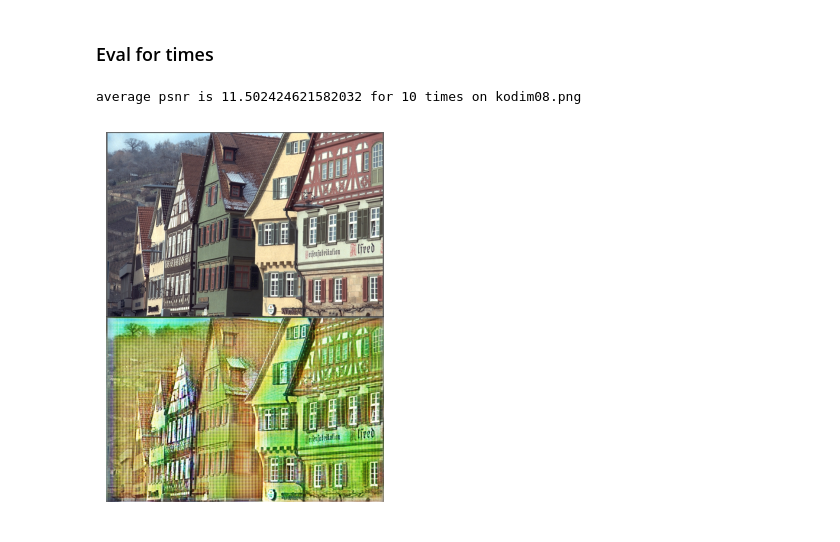
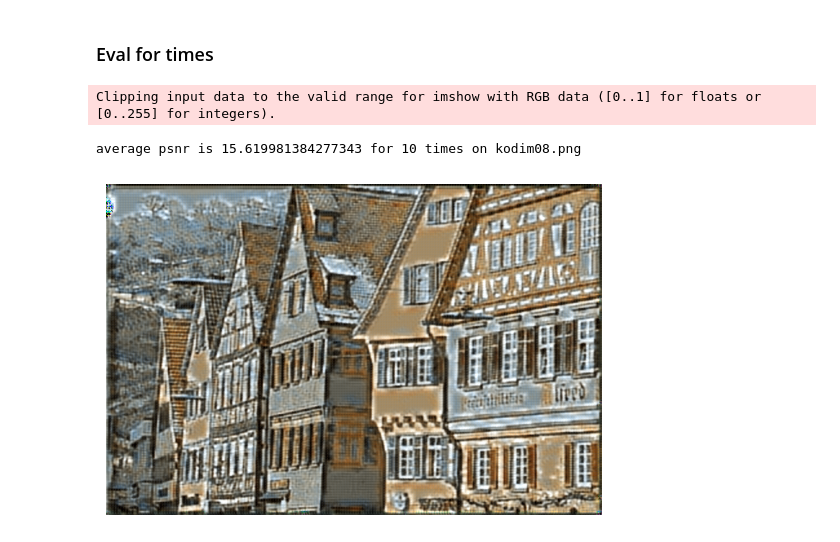
Before and after one commit to skydvn/SemCom-Pytorch, a Jupyter notebook: visualization/single_visualization.ipynb, the cells around one changed output. Drawn from its saved outputs; the diff is of its cells as text; code cells hidden in the pictures.

Commit message:
Single Visualization Done

```diff
--- a/visualization/single_visualization.ipynb
+++ b/visualization/single_visualization.ipynb
@@ -19,10 +90,12 @@ ImportError: cannot import name 'get_psnr' from 'utils' (unknown location)
 ### Eval para
 # %%
 channel = 'AWGN'
-saved = '/home/chun/Deep-JSCC-PyTorch/out/checkpoints/CIFAR10_20_19.0_0.17_AWGN_13h21m38s_on_Jun_02_2024/epoch_999.pkl'
 
-snr = 2000
-test_image_dir = './demo/kodim08.png'
+# Thay model
+saved = 'E:\Anh_Duong\DJSCC\SemCom-Pytorch\out\checkpoints\CIFAR10_AWGN_21h39m23s_on_Apr_13_2025\epoch_9.pkl'
+
+args.base_snr = 2000
+test_image_dir = 'E:\Anh_Duong\DJSCC\SemCom-Pytorch\demo\kodim08.png'
 times = 10
 # %%
 transform = transforms.Compose([transforms.ToTensor()])
@@ -42,34 +119,41 @@ for k, v in state_dict.items():
 # %% [markdown]
 ### Load model from checkpoint
 # %%
+file_name = os.path.basename(os.path.dirname(saved))
+in_channel = 3
 
-
-file_name = os.path.basename(os.path.dirname(saved))
-c = file_name.split('_')[1]
-c = int(c)
-model = DeepJSCC(c=c, channel_type=channel, snr=snr)
-
+model = DJSCCN_CIFAR(args, in_channel, 10)
 
 device = torch.device('cuda:0' if torch.cuda.is_available() else 'cpu')
 model.load_state_dict(new_state_dict)
-model.change_channel(channel, snr)
+model.change_channel(channel, args.base_snr)
 # %% [markdown]
 ### Eval for times
 # %%
 psnr_all = 0.0
 with torch.no_grad():
 
     for i in range(times):
+        # print(test_image.size())
+        if test_image.dim() == 3:
+            test_image = test_image.unsqueeze(0)
+
+        model = model.to(device)
+        test_image = test_image.to(device)
+
         demo_image = model(test_image)
         demo_image = image_normalization('denormalization')(demo_image)
         gt = image_normalization('denormalization')(test_image)
         psnr_all += get_psnr(demo_image, gt)
     demo_image = image_normalization('normalization')(demo_image)
     demo_image = torch.cat([test_image, demo_image], dim=1)
-    demo_image = demo_image.numpy()
+    demo_image = demo_image.cpu().numpy()
+demo_image = demo_image[0]
+demo_image = demo_image[3:, :, :]
 plt.imshow(demo_image.transpose(1, 2, 0))
 plt.axis('off')
 print("average psnr is {} for {} times on {}".format( psnr_all.item() / times, times, os.path.basename(test_image_dir)))
 # %% [output]
-average psnr is 11.502424621582032 for 10 times on kodim08.png
+Clipping input data to the valid range for imshow with RGB data ([0..1] for floats or [0..255] for integers).
+average psnr is 15.619981384277343 for 10 times on kodim08.png
-[figure, old version]
+[figure, new version]
```
Also changed, not shown: parts of 3 cells of this notebook, 4 other files.
